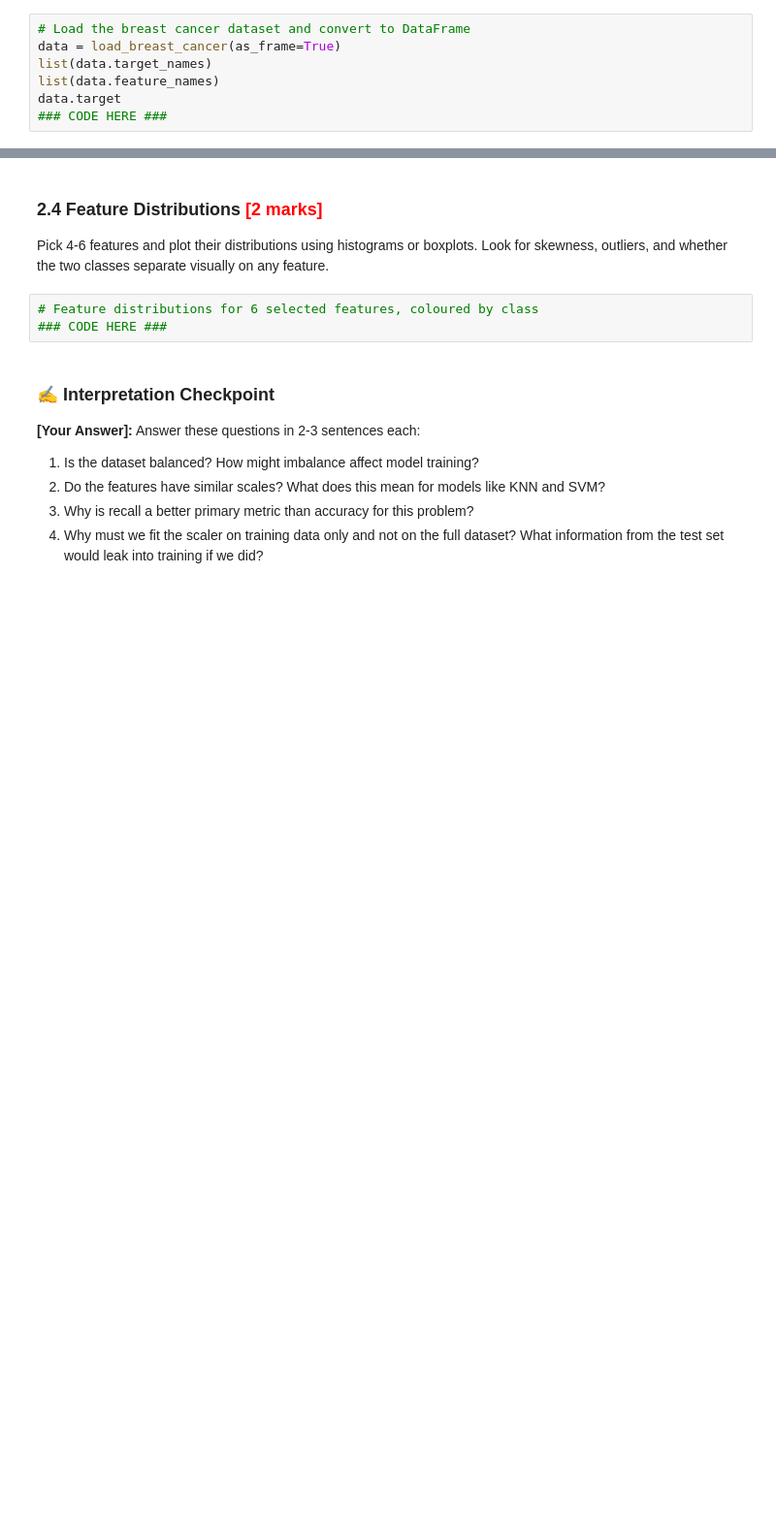
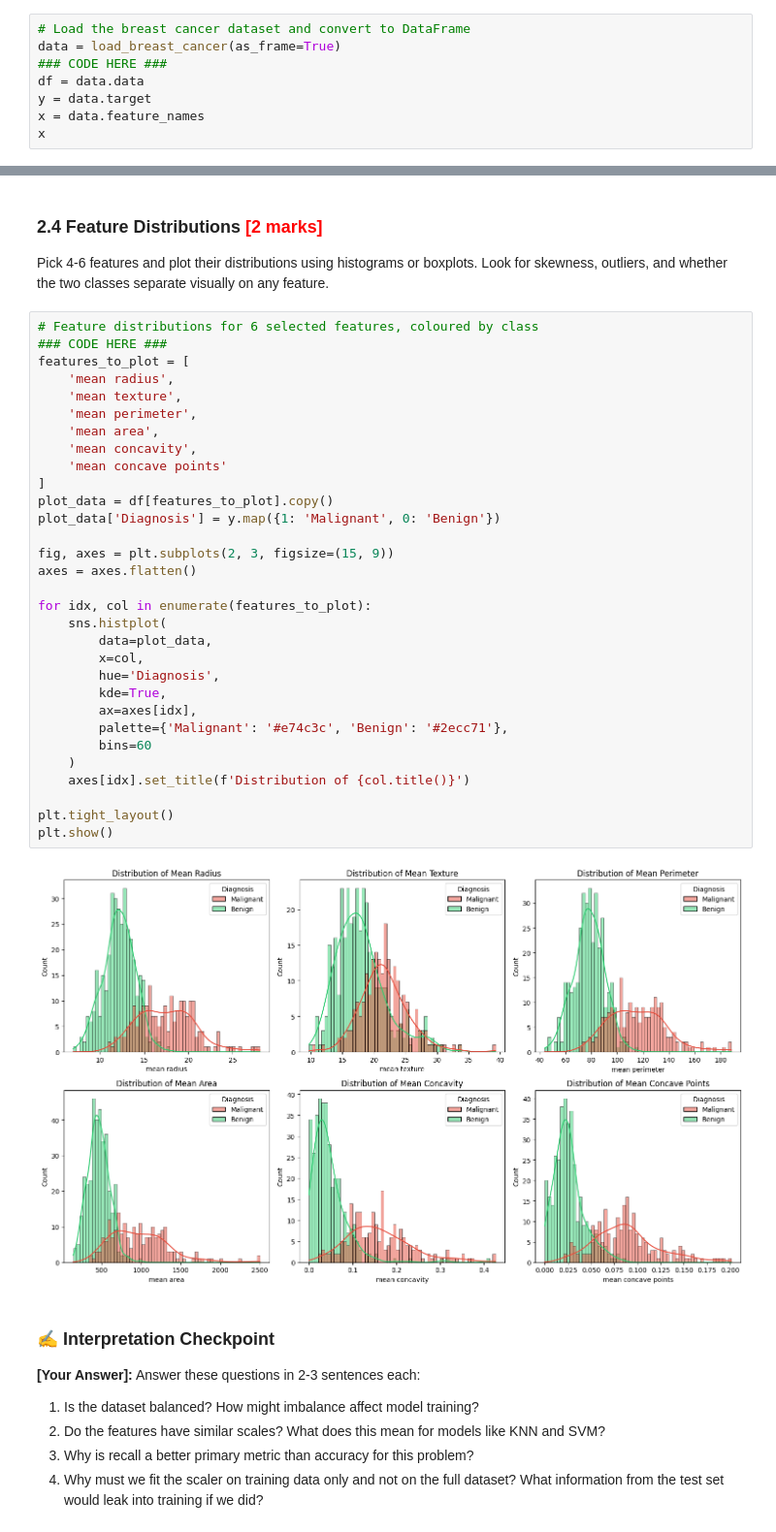
Before and after one commit to rhombus-india/iit-kgp-assignments, a Jupyter notebook: Classification_Assignment_IITKGP/Classification_Models_Exercise.ipynb, the cells around one changed output, grey strips where cells are left out. Shown at 97% size. Drawn from its saved outputs; the diff is of its cells as text; blank space fills up the shorter version.

```diff
--- a/Classification_Assignment_IITKGP/Classification_Models_Exercise.ipynb
+++ b/Classification_Assignment_IITKGP/Classification_Models_Exercise.ipynb
@@ -76,8 +76,9 @@ warnings.filterwarnings('ignore')
 # %%
 # Load the breast cancer dataset and convert to DataFrame
 data = load_breast_cancer(as_frame=True)
-list(data.target_names)
-list(data.feature_names)
-data.target
 ### CODE HERE ###
+df = data.data
+y = data.target
+x = data.feature_names
+x
 # %% [output]
@@ -139,6 +193,36 @@ Pick 4-6 features and plot their distributions using histograms or boxplots. Loo
 # %%
 # Feature distributions for 6 selected features, coloured by class
 ### CODE HERE ###
+features_to_plot = [
+    'mean radius',
+    'mean texture',
+    'mean perimeter',
+    'mean area',
+    'mean concavity',
+    'mean concave points'
+]
+plot_data = df[features_to_plot].copy()
+plot_data['Diagnosis'] = y.map({1: 'Malignant', 0: 'Benign'})
+
+fig, axes = plt.subplots(2, 3, figsize=(15, 9))
+axes = axes.flatten()
+
+for idx, col in enumerate(features_to_plot):
+    sns.histplot(
+        data=plot_data,
+        x=col,
+        hue='Diagnosis',
+        kde=True,
+        ax=axes[idx],
+        palette={'Malignant': '#e74c3c', 'Benign': '#2ecc71'},
+        bins=60
+    )
+    axes[idx].set_title(f'Distribution of {col.title()}')
+
+plt.tight_layout()
+plt.show()
+# %% [output]
+[figure, added]
 # %% [markdown]
 ### ✍️ Interpretation Checkpoint
 
```
Also changed, not shown: parts of 11 cells of this notebook.
